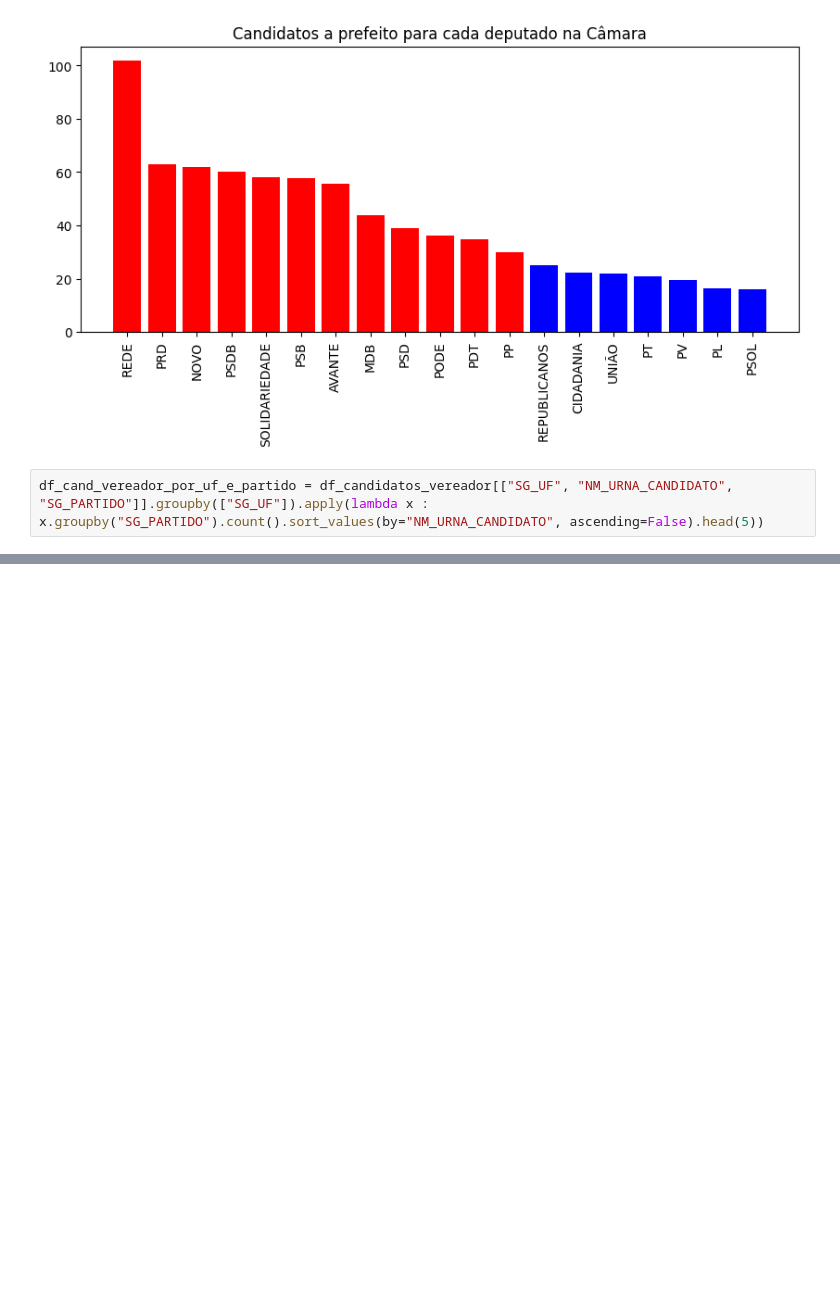
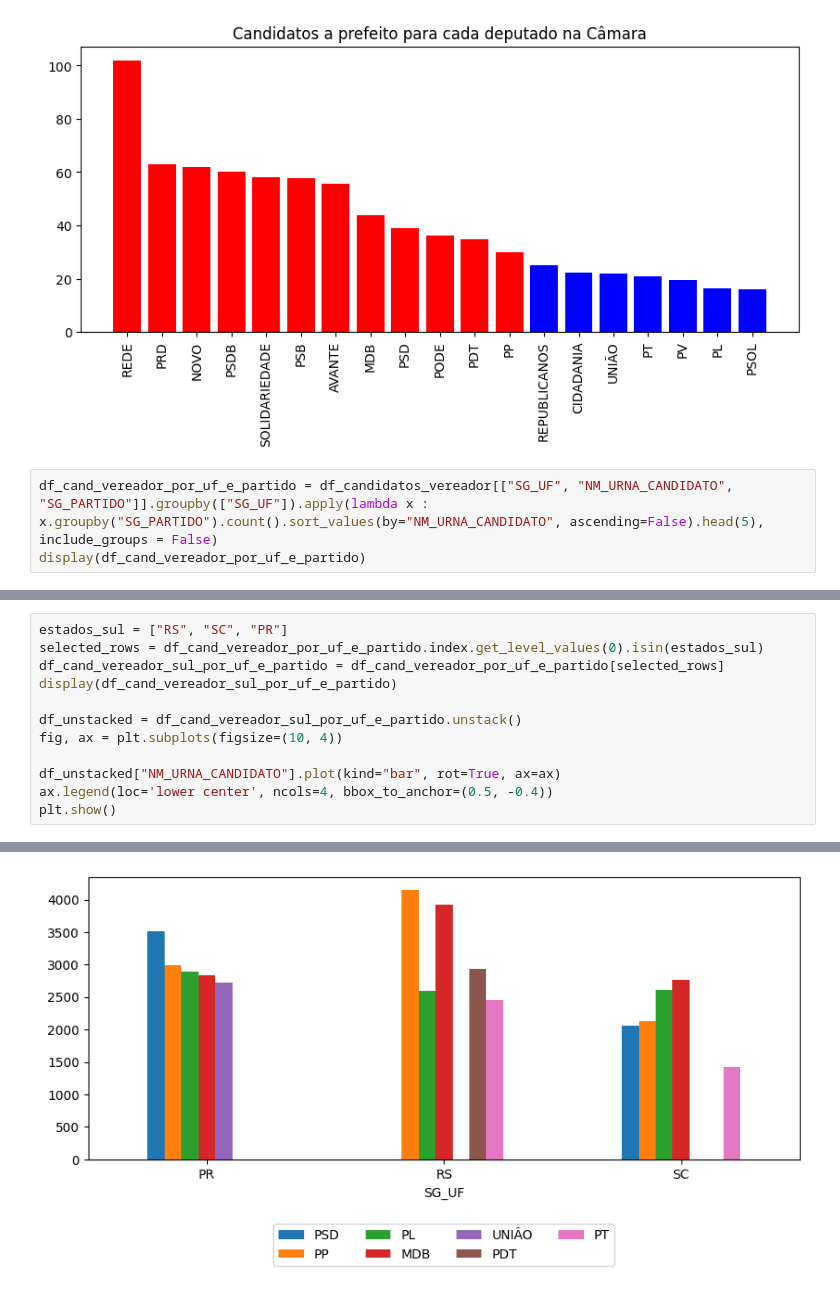
Before and after one commit to nfmmendes/eleicoes-2024-brasil, a Jupyter notebook: Eleições 2024.ipynb, the cells around one changed output, grey strips where cells are left out. Drawn from its saved outputs; the diff is of its cells as text; blank space fills up the shorter version.

```diff
--- a/Eleições 2024.ipynb
+++ b/Eleições 2024.ipynb
@@ -390,4 +389,5 @@ plt.show()
 # %% [output]
 [figure]
 # %%
-df_cand_vereador_por_uf_e_partido = df_candidatos_vereador[["SG_UF", "NM_URNA_CANDIDATO", "SG_PARTIDO"]].groupby(["SG_UF"]).apply(lambda x : x.groupby("SG_PARTIDO").count().sort_values(by="NM_URNA_CANDIDATO", ascending=False).head(5))
+df_cand_vereador_por_uf_e_partido = df_candidatos_vereador[["SG_UF", "NM_URNA_CANDIDATO", "SG_PARTIDO"]].groupby(["SG_UF"]).apply(lambda x : x.groupby("SG_PARTIDO").count().sort_values(by="NM_URNA_CANDIDATO", ascending=False).head(5), include_groups = False)
+display(df_cand_vereador_por_uf_e_partido)
@@ -393,0 +409,13 @@ df_cand_vereador_por_uf_e_partido = df_candidatos_vereador[["SG_UF", "NM_URNA_CA
+# %%
+estados_sul = ["RS", "SC", "PR"]
+selected_rows = df_cand_vereador_por_uf_e_partido.index.get_level_values(0).isin(estados_sul)
+df_cand_vereador_sul_por_uf_e_partido = df_cand_vereador_por_uf_e_partido[selected_rows]
+display(df_cand_vereador_sul_por_uf_e_partido)
+
+df_unstacked = df_cand_vereador_sul_por_uf_e_partido.unstack()
+fig, ax = plt.subplots(figsize=(10, 4))
+
+df_unstacked["NM_URNA_CANDIDATO"].plot(kind="bar", rot=True, ax=ax)
+ax.legend(loc='lower center', ncols=4, bbox_to_anchor=(0.5, -0.4))
+plt.show()
+# %% [output]
@@ -393,0 +439 @@ df_cand_vereador_por_uf_e_partido = df_candidatos_vereador[["SG_UF", "NM_URNA_CA
+[figure, added]
```
Also changed, not shown: parts of 7 cells of this notebook.
